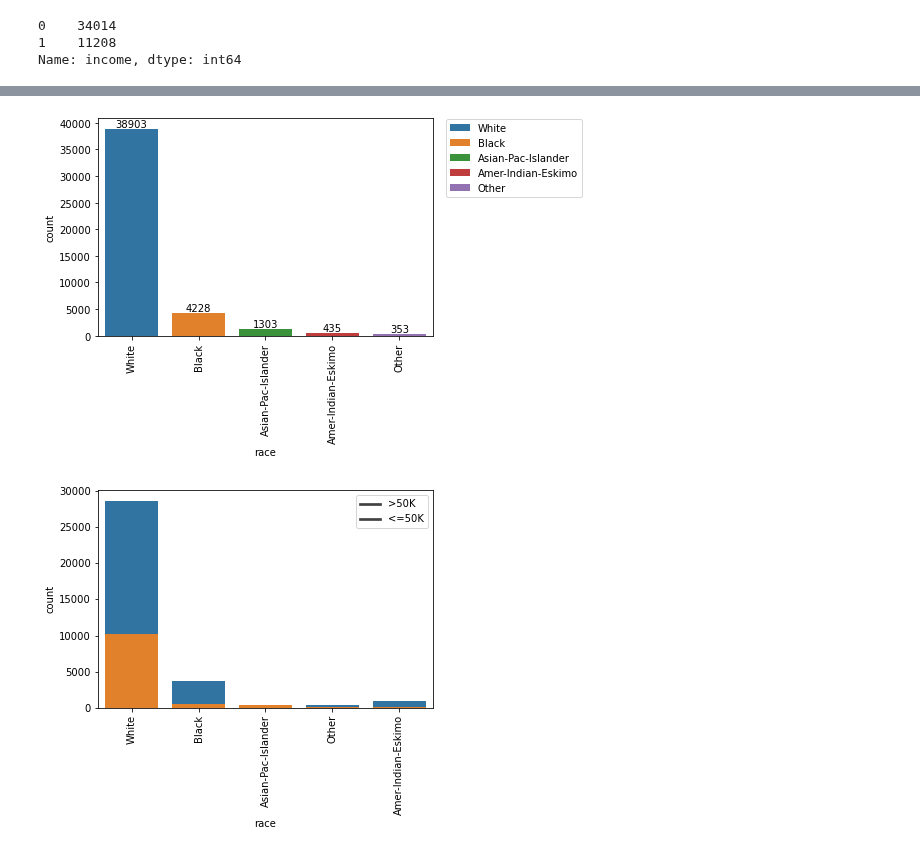
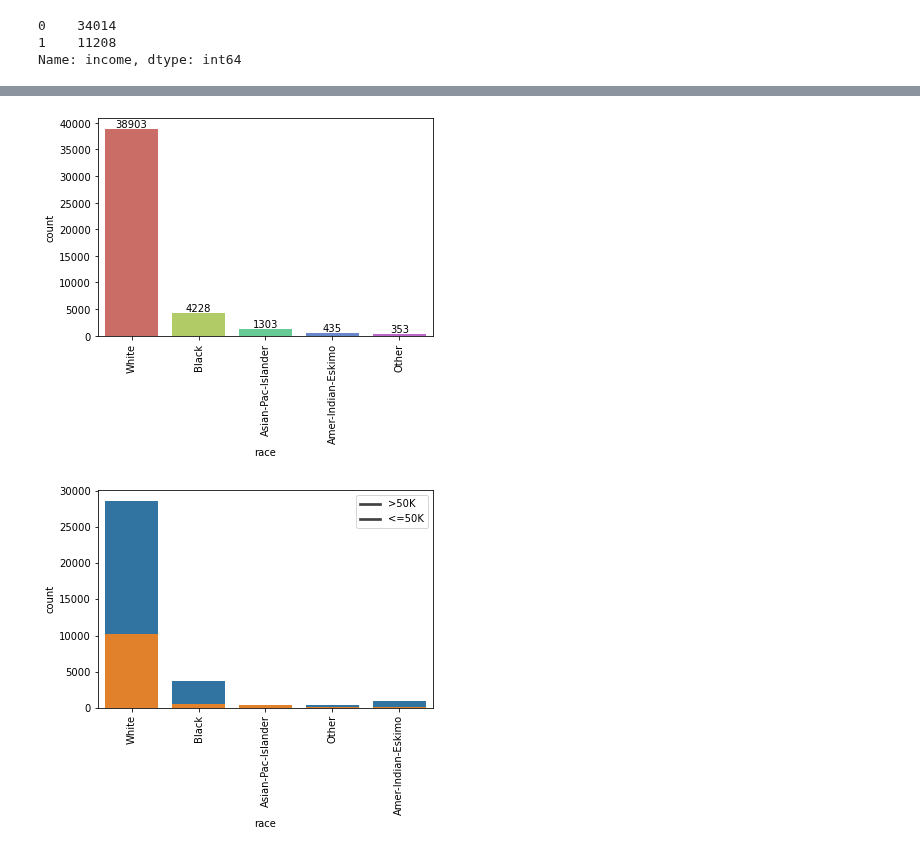
Before and after one commit to limafernando/falsb, a Jupyter notebook: benchmark/util/adult_viz.ipynb, the cells around one changed output, grey strips where cells are left out. Drawn from its saved outputs; the diff is of its cells as text; code cells hidden in the pictures.

```diff
--- a/benchmark/util/adult_viz.ipynb
+++ b/benchmark/util/adult_viz.ipynb
@@ -117,36 +120,37 @@ plt.show()
 raw_subset = data[['race_ Amer-Indian-Eskimo','race_ Asian-Pac-Islander','race_ Black','race_ Other','race_ White']]
 subset = pd.get_dummies(raw_subset).idxmax(1).str.replace('race_ ', '')
 
 cols = ['race', 'count']
 races = subset.unique()
 
 res_df = pd.DataFrame(columns=cols)
 
 train_counts = subset.value_counts()
 train_df = pd.DataFrame(
     data=[
         [races[0], train_counts[0]],
         [races[1], train_counts[1]],
         [races[2], train_counts[2]],
         [races[3], train_counts[3]],
         [races[4], train_counts[4]]
     ],
     columns=cols
 )
 
 res_df = pd.concat([train_df])
 
 for i in res_df.index:
     count = res_df.loc[i, 'count']
     y = res_df.loc[i, 'count']
     plt.annotate(count, (i, y), ha="center", va="bottom")
 
-sns.barplot(x='race',y='count',data=res_df,hue='race', dodge=False)
+sns.barplot(x='race',y='count',data=res_df,hue='race', dodge=False, palette='hls')
 plt.xticks(rotation='vertical')
-plt.legend(bbox_to_anchor=(1.46,1.02), loc="upper right")
+# plt.legend(bbox_to_anchor=(1.46,1.02), loc="upper right")
+plt.legend([], frameon=False)
 plt.show()
 # %% [output]
-[figure, old version]
+[figure, new version]
 # %%
 great_income = data[data['income'] == 1]
 raw_subset = great_income[['race_ Amer-Indian-Eskimo','race_ Asian-Pac-Islander','race_ Black','race_ Other','race_ White']]
```
Also changed, not shown: parts of 3 cells of this notebook, 2 other files.
